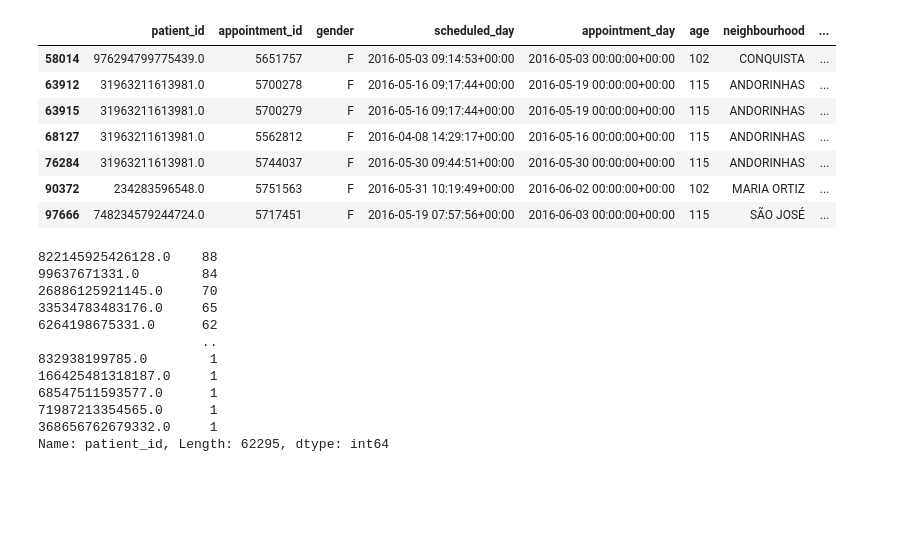
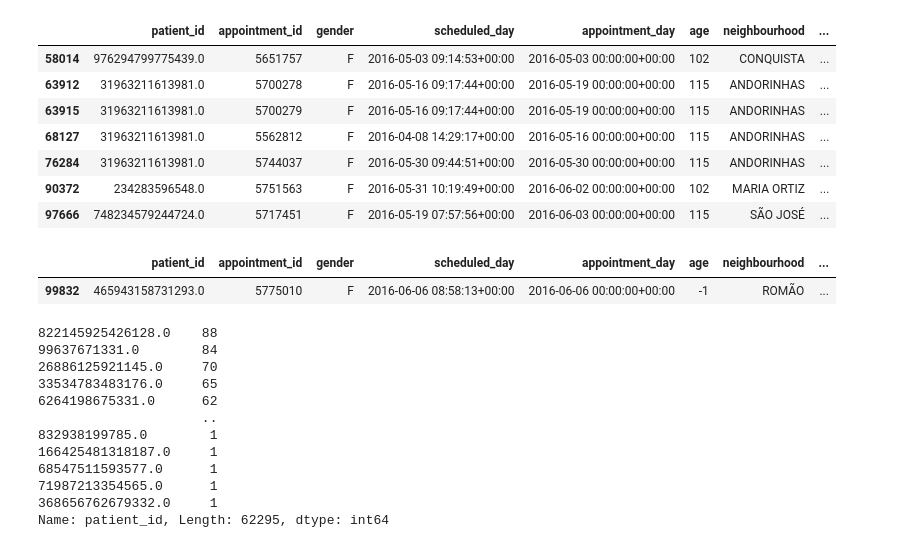
Before and after one commit to annesteinbach/supervised_learning_implementation, a Jupyter notebook: supervised_learning.ipynb, the cells around one changed output. Cells and saved outputs as stored; diff of their text form; code cells hidden in the pictures; blank space fills up the shorter version.

```diff
--- a/supervised_learning.ipynb
+++ b/supervised_learning.ipynb
@@ -221,3 +221,8 @@ df[df.age>100]
 | 97666 | 748234579244724.0 | 5717451 | F | 2016-05-19 07:57:56+00:00 | 2016-06-03 00:00:00+00:00 | 115 | SÃO JOSÉ | ... |
 # %%
 df.drop(df[df.age>100].index, inplace=True)
+# %%
+df.query('age < 0')
+# %% [output]
+|  | patient_id | appointment_id | gender | scheduled_day | appointment_day | age | neighbourhood | ... |
+| 99832 | 465943158731293.0 | 5775010 | F | 2016-06-06 08:58:13+00:00 | 2016-06-06 00:00:00+00:00 | -1 | ROMÃO | ... |
```
Also changed, not shown: parts of 6 cells of this notebook.
